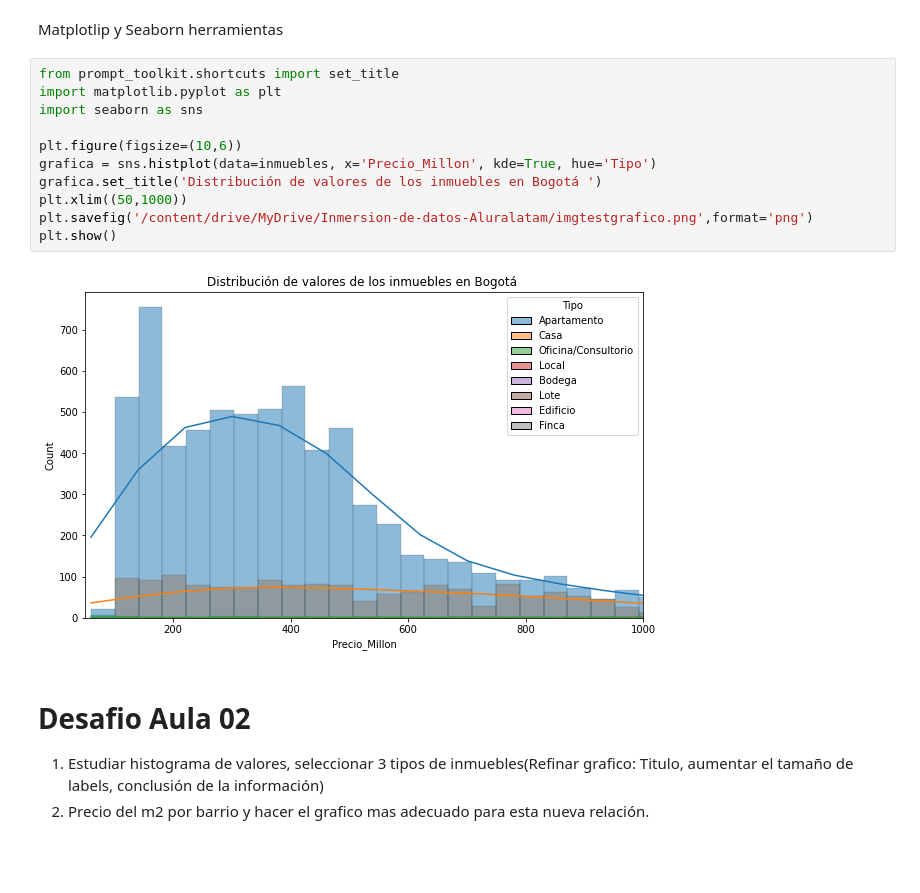
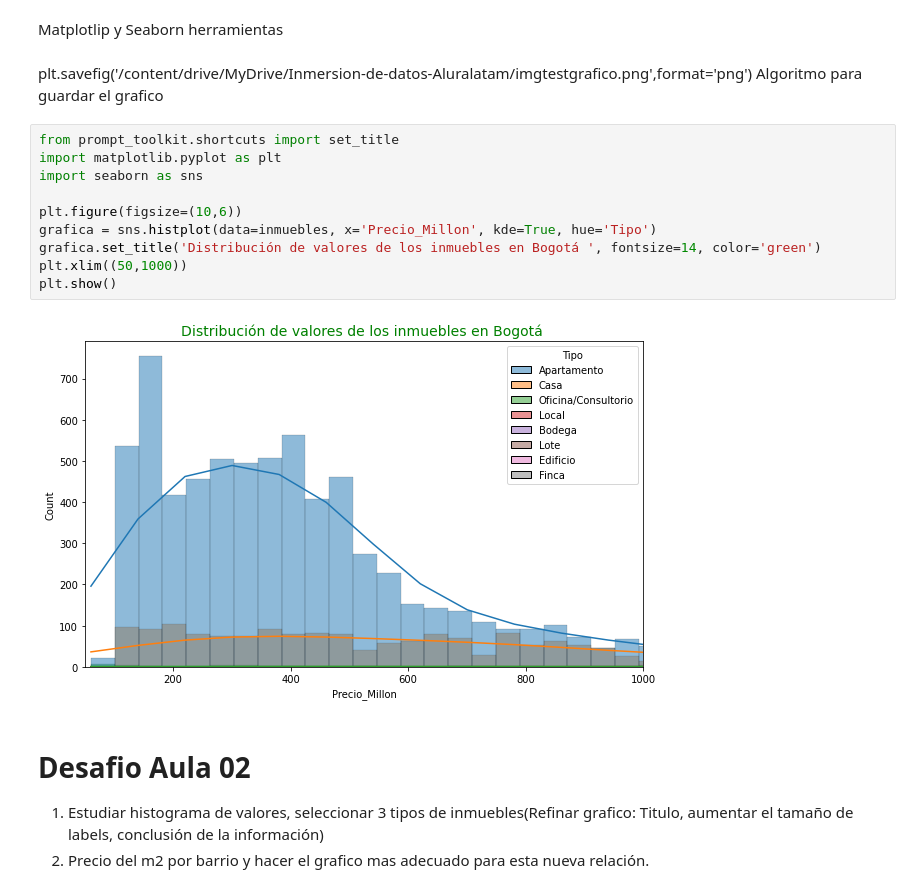
Before and after one commit to KevHLJob/Inmersion-de-datos, a Jupyter notebook: Aulas_Inmersión_de_datos.ipynb, the cells around one changed output. Drawn from its saved outputs; the diff is of its cells as text; blank space fills up the shorter version.

```diff
--- a/Aulas_Inmersión_de_datos.ipynb
+++ b/Aulas_Inmersión_de_datos.ipynb
@@ -403,19 +403,21 @@ inmuebles['Precio_Millon'].plot.hist(bins=50)
 [figure]
 # %% [markdown]
 Matplotlip y Seaborn herramientas
+# %% [markdown]
+plt.savefig('/content/drive/MyDrive/Inmersion-de-datos-Aluralatam/imgtestgrafico.png',format='png')
+Algoritmo para guardar el grafico
 # %%
 from prompt_toolkit.shortcuts import set_title
 import matplotlib.pyplot as plt
 import seaborn as sns
 
 plt.figure(figsize=(10,6))
 grafica = sns.histplot(data=inmuebles, x='Precio_Millon', kde=True, hue='Tipo')
-grafica.set_title('Distribución de valores de los inmuebles en Bogotá ')
+grafica.set_title('Distribución de valores de los inmuebles en Bogotá ', fontsize=14, color='green')
 plt.xlim((50,1000))
-plt.savefig('/content/drive/MyDrive/Inmersion-de-datos-Aluralatam/imgtestgrafico.png',format='png')
 plt.show()
 # %% [output]
-[figure, old version]
+[figure, new version]
 # %% [markdown]
 # Desafio Aula 02
 
```
Also changed, not shown: parts of 23 cells of this notebook.
